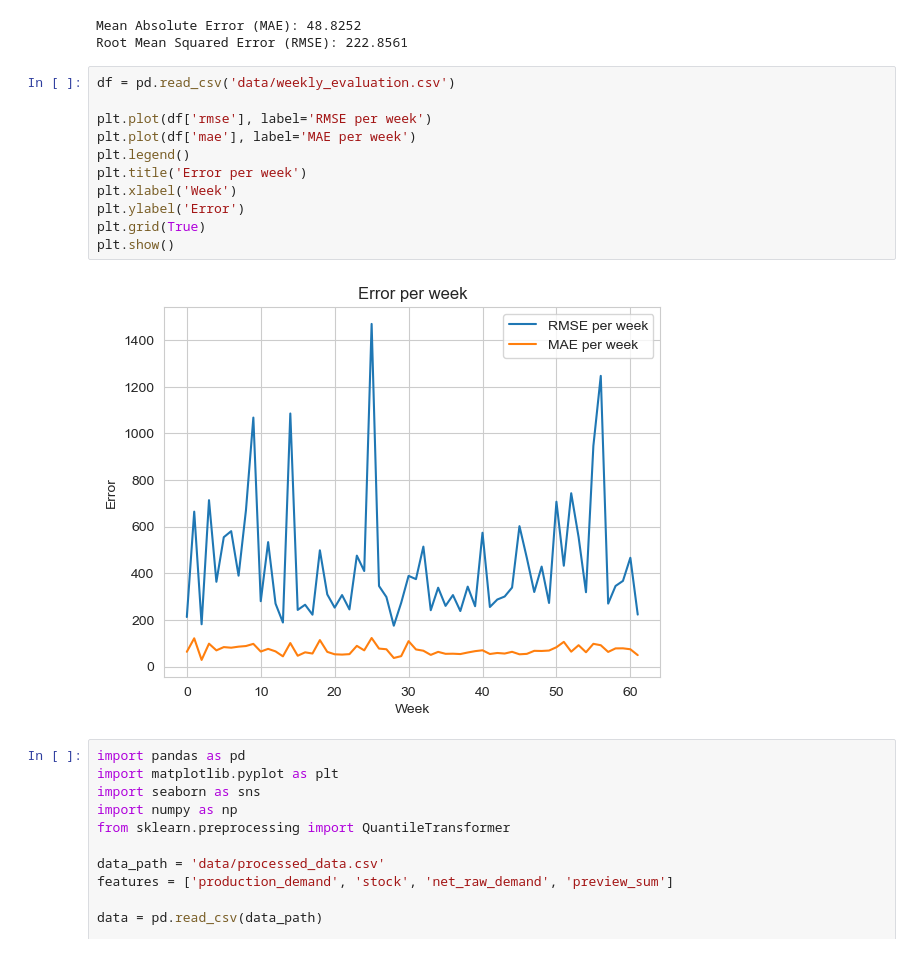
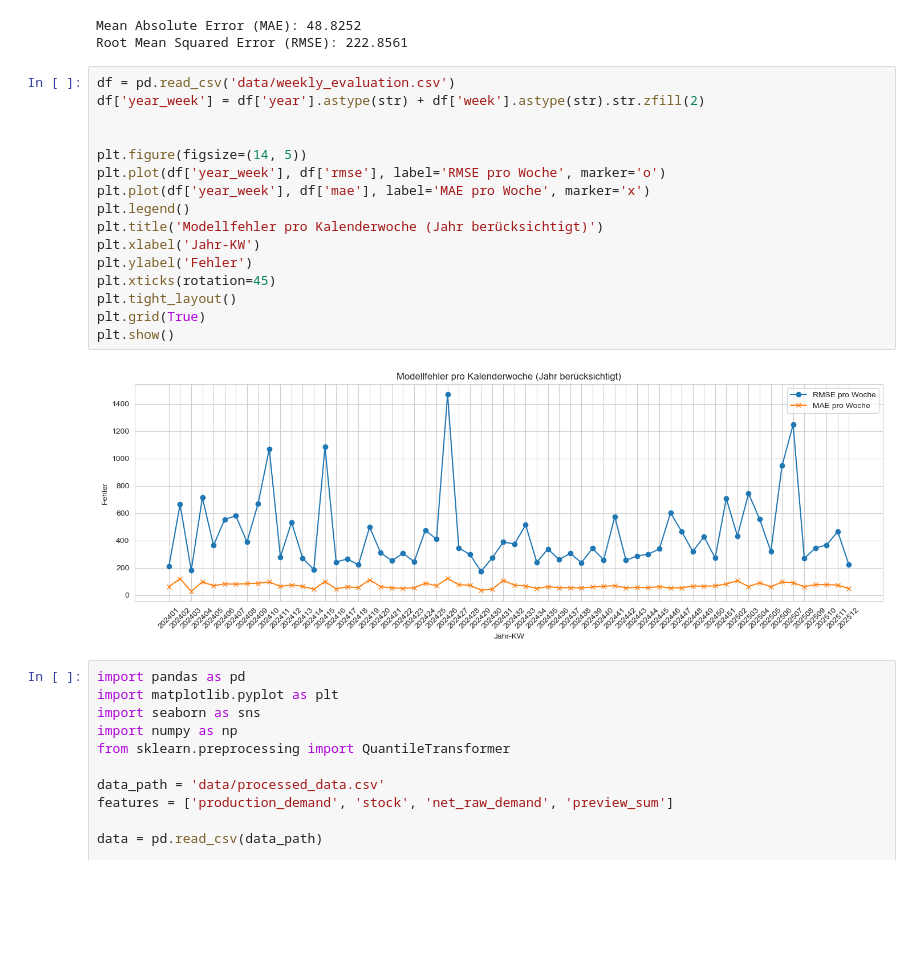
Before and after one commit to Y0d4l3/forecast-ki, a Jupyter notebook: plot.ipynb, the cells around one changed output. Saved outputs shown, nothing was run; the diff lists cells and outputs as text; blank space fills up the shorter version.

Commit message:
added perdict per week

```diff
--- a/plot.ipynb
+++ b/plot.ipynb
@@ -30,17 +30,22 @@ Mean Absolute Error (MAE): 48.8252
 Root Mean Squared Error (RMSE): 222.8561
 # %%
 df = pd.read_csv('data/weekly_evaluation.csv')
+df['year_week'] = df['year'].astype(str) + df['week'].astype(str).str.zfill(2)
 
-plt.plot(df['rmse'], label='RMSE per week')
-plt.plot(df['mae'], label='MAE per week')
+
+plt.figure(figsize=(14, 5))
+plt.plot(df['year_week'], df['rmse'], label='RMSE pro Woche', marker='o')
+plt.plot(df['year_week'], df['mae'], label='MAE pro Woche', marker='x')
 plt.legend()
-plt.title('Error per week')
-plt.xlabel('Week')
-plt.ylabel('Error')
+plt.title('Modellfehler pro Kalenderwoche (Jahr berücksichtigt)')
+plt.xlabel('Jahr-KW')
+plt.ylabel('Fehler')
+plt.xticks(rotation=45)
+plt.tight_layout()
 plt.grid(True)
 plt.show()
 # %% [output]
-[figure, old version]
+[figure, new version]
 # %%
 import pandas as pd
 import matplotlib.pyplot as plt
```
